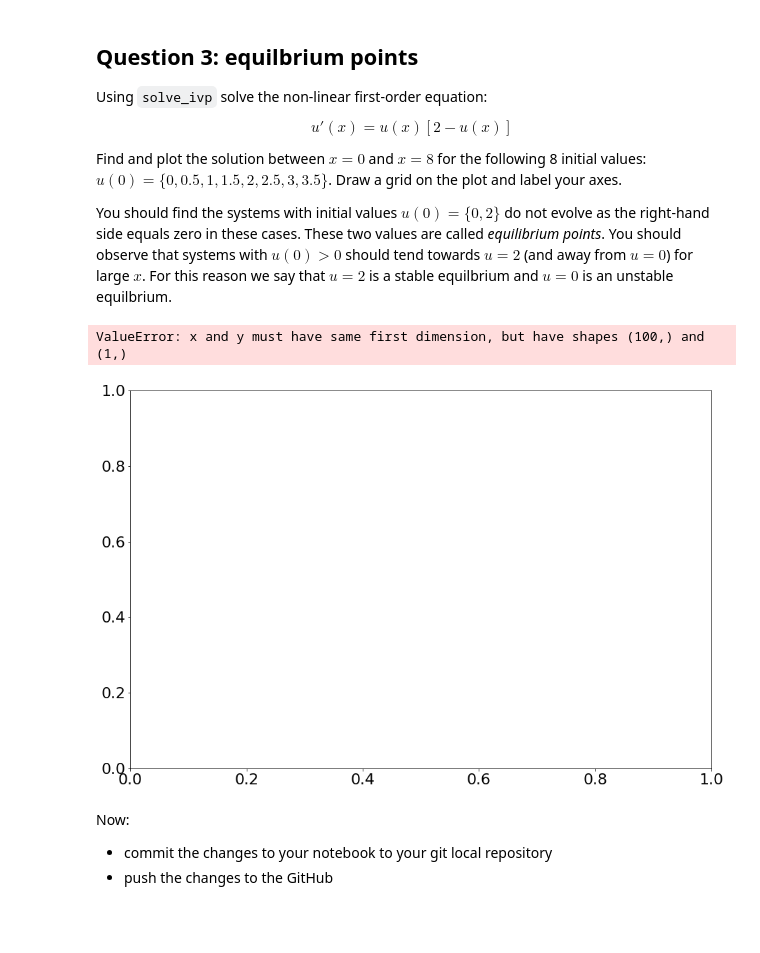
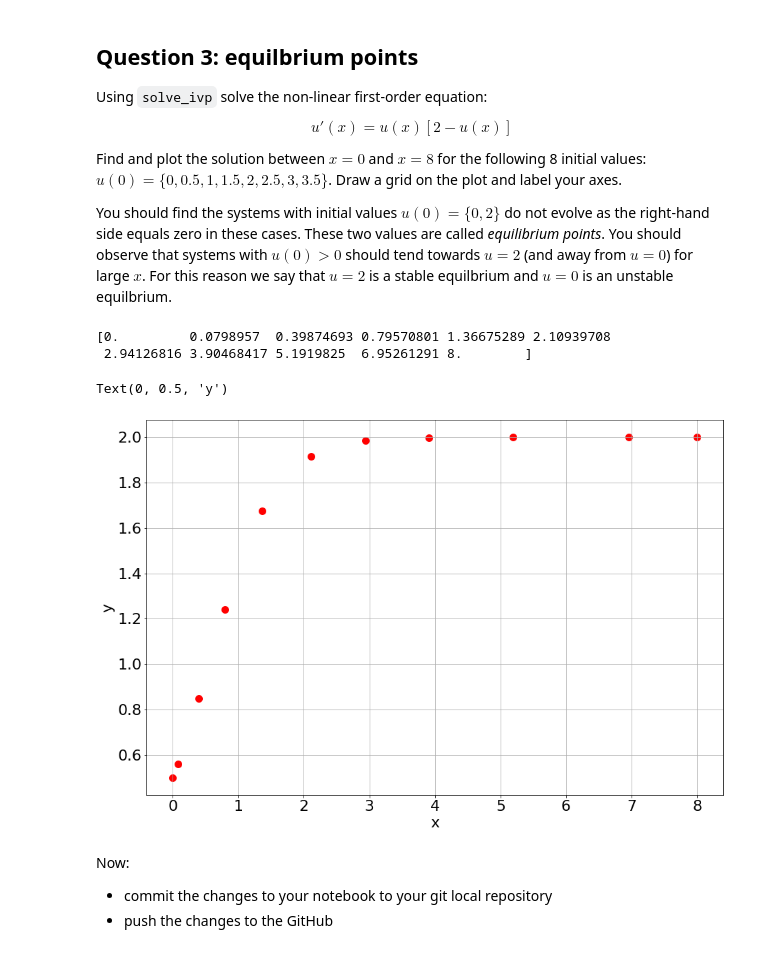
Before and after one commit to Kristian-Mele/ACM20030Assignments, a Jupyter notebook: ACM20030-Assignments-3.ipynb, the cells around one changed output. Drawn from its saved outputs; the diff is of its cells as text; code cells hidden in the pictures; blank space fills up the shorter version.

```diff
--- a/ACM20030-Assignments-3.ipynb
+++ b/ACM20030-Assignments-3.ipynb
@@ -267,20 +267,21 @@ Find and plot the solution between $x=0$ and $x=8$ for the following 8 initial v
 
 You should find the systems with initial values $u(0) = \{0,2\}$ do not evolve as the right-hand side equals zero in these cases. These two values are called *equilibrium points*. You should observe that systems with $u(0) > 0$ should tend towards $u=2$ (and away from $u=0$) for large $x$. For this reason we say that $u=2$ is a stable equilbrium and $u=0$ is an unstable equilbrium.
 # %%
-def u(x,u):
+def u(t,u):
     return u*(2-u)
 # %%
-sol = solve_ivp(u,[0,8],[0,0.5,1,1.5,2,2.5,3,3.5])
+sol=solve_ivp(u,[0,8],[0,0.5,1,1.5,2,2.5,3,3.5])
+# %% [output]
+[0.         0.0798957  0.39874693 0.79570801 1.36675289 2.10939708
+ 2.94126816 3.90468417 5.1919825  6.95261291 8.        ]
-# %%
-x = np.linspace(0, 8, 100)
-y = sol
-
-plt.plot(x,y)
-plt.scatter(sol.x, sol.y[0], color='red')
-plt.grid(True)
-# %% [output]
-ValueError: x and y must have same first dimension, but have shapes (100,) and (1,)
-[figure, removed]
+# %%
+plt.scatter(sol.t, sol.y[1], color='red',linewidth=5)
+plt.grid(True)
+plt.xlabel("x")
+plt.ylabel("y")
+# %% [output]
+Text(0, 0.5, 'y')
+[figure, added]
 # %% [markdown]
 Now:
 - commit the changes to your notebook to your git local repository
```
